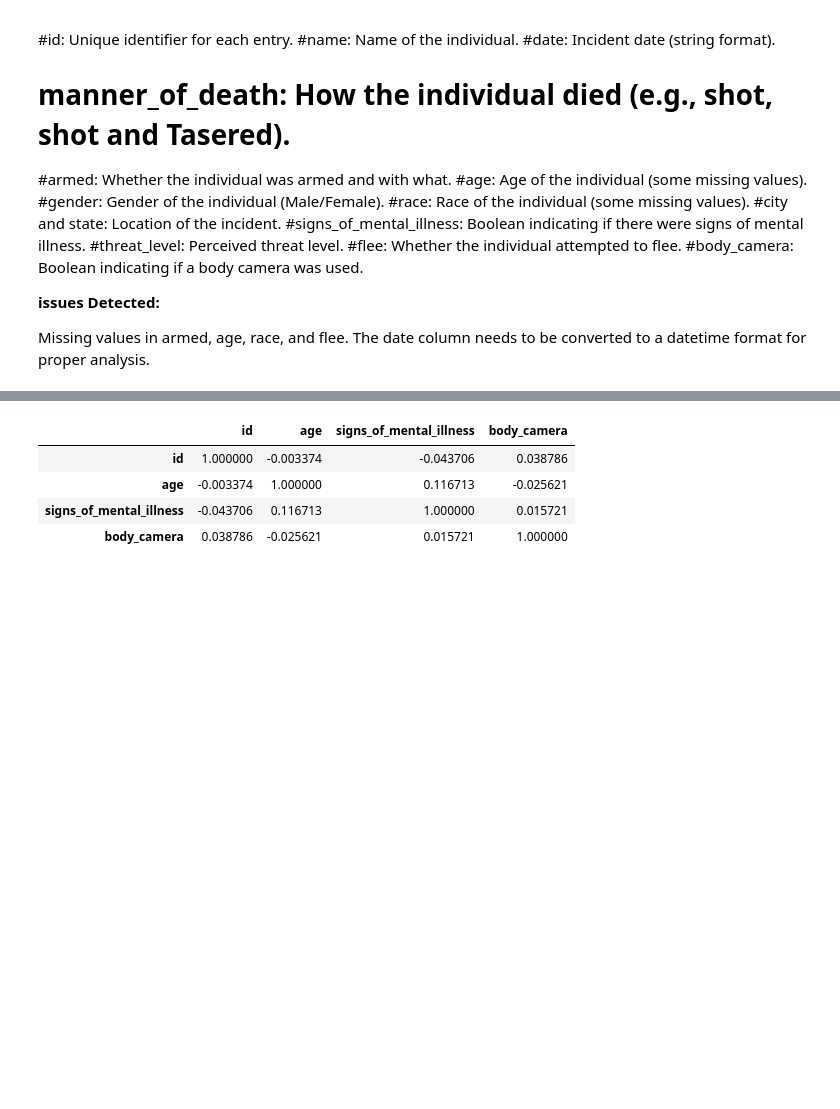
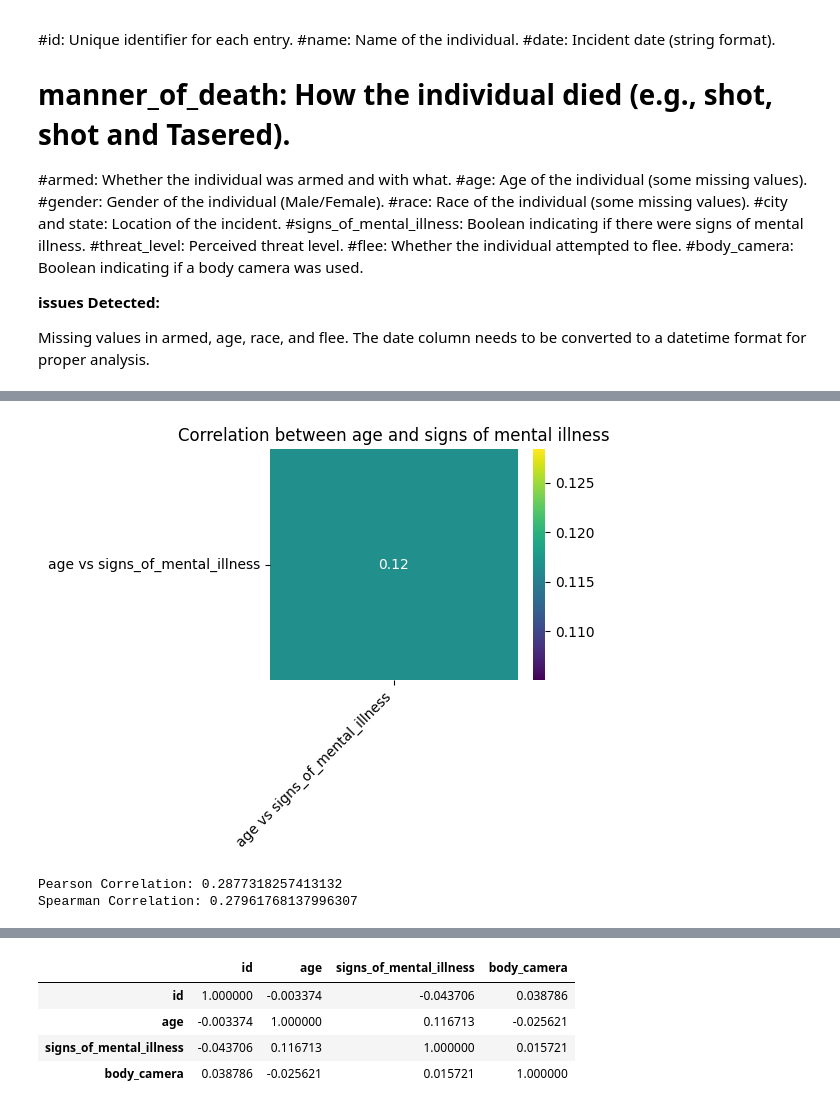
Before and after one commit to Girii-397/COLAB_DATA-ANALYST, a Jupyter notebook: DAY_8.ipynb, the cells around one changed output, grey strips where cells are left out. Saved outputs shown, nothing was run; the diff lists cells and outputs as text; code cells hidden in the pictures; blank space fills up the shorter version.

```diff
--- a/DAY_8.ipynb
+++ b/DAY_8.ipynb
@@ -135,0 +123,45 @@ For example, when doing 'df[col].method(value, inplace=True)', try using 'df.met
+# %%
+# prompt: import seaborn as sns
+# import matplotlib.pyplot as plt
+# # Compute correlations for numerical variables
+# correlation_matrix = data.select_dtypes(include=['float64', 'int64', 'bool']).corr()
+# # Plot the heatmap
+# plt.figure(figsize=(10, 6))
+# sns.heatmap(correlation_matrix, annot=True, cmap='hsv', fmt=".2f", cbar=True)
+# plt.title("Correlation Matrix of Numerical Variables")
+# plt.show()
+# I NEED SPECIFICALLY TWO VARIABLES CORRELATION
+
+
+
+# Calculate the correlation between two specific variables
+correlation = data['age'].corr(data['signs_of_mental_illness'])
+
+# Create a heatmap for the correlation
+plt.figure(figsize=(4, 3))
+sns.heatmap([[correlation]], annot=True, cmap='viridis', fmt=".2f", cbar=True)
+plt.title("Correlation between age and signs of mental illness")
+plt.xticks([0.5], ['age vs signs_of_mental_illness'], rotation=45, ha='right')
+plt.yticks([0.5], ['age vs signs_of_mental_illness'], rotation=0)
+plt.show()
+# %% [output]
+[figure, added]
+# %%
+import pandas as pd
+from scipy.stats import pearsonr, spearmanr
+
+# Select relevant columns and drop missing values
+correlation_data = data[['age', 'race']].dropna()
+
+# Encode categorical 'race' as numeric for correlation calculation
+correlation_data['race_encoded'] = correlation_data['race'].astype('category').cat.codes
+
+# Calculate Pearson and Spearman correlation
+pearson_corr = pearsonr(correlation_data['age'], correlation_data['race_encoded'])[0]
+spearman_corr = spearmanr(correlation_data['age'], correlation_data['race_encoded'])[0]
+
+print("Pearson Correlation:", pearson_corr)
+print("Spearman Correlation:", spearman_corr)
+# %% [output]
+Pearson Correlation: 0.2877318257413132
+Spearman Correlation: 0.27961768137996307
```
Also changed, not shown: parts of 12 cells of this notebook.
